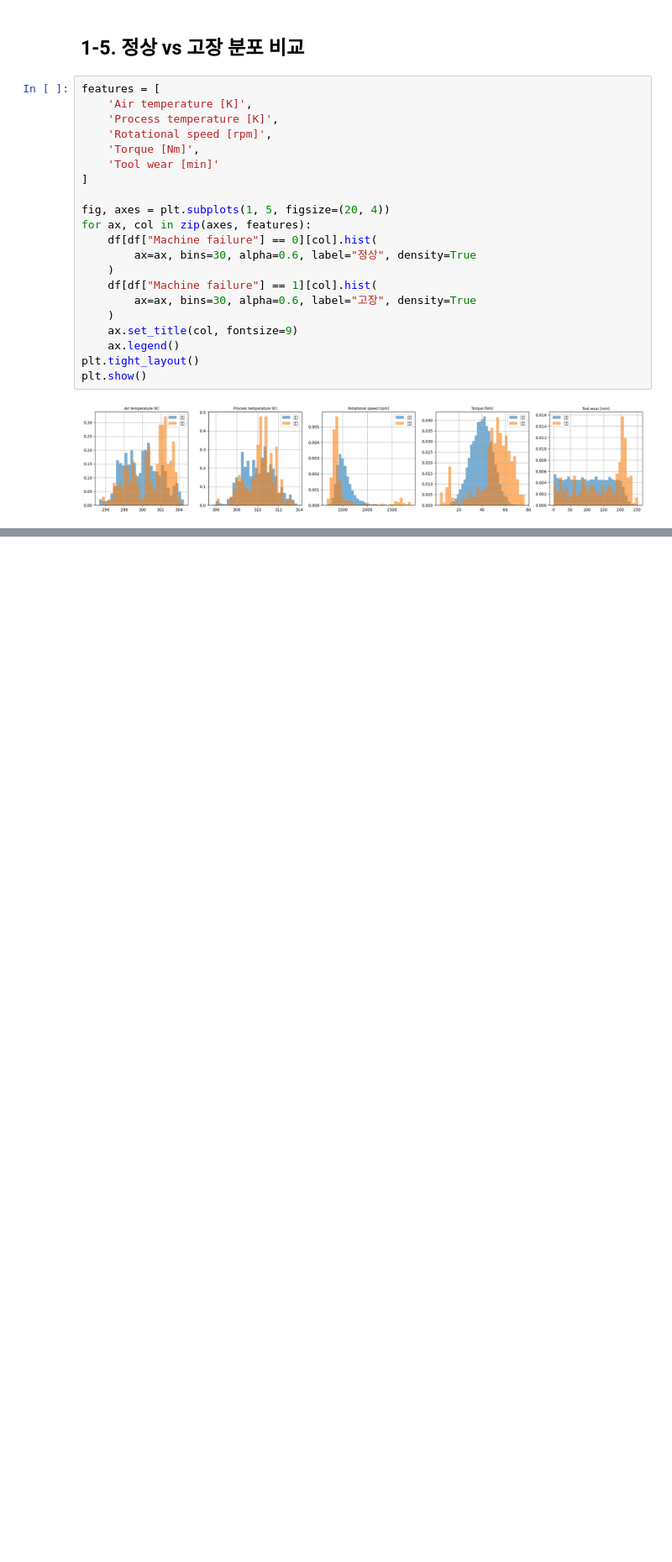
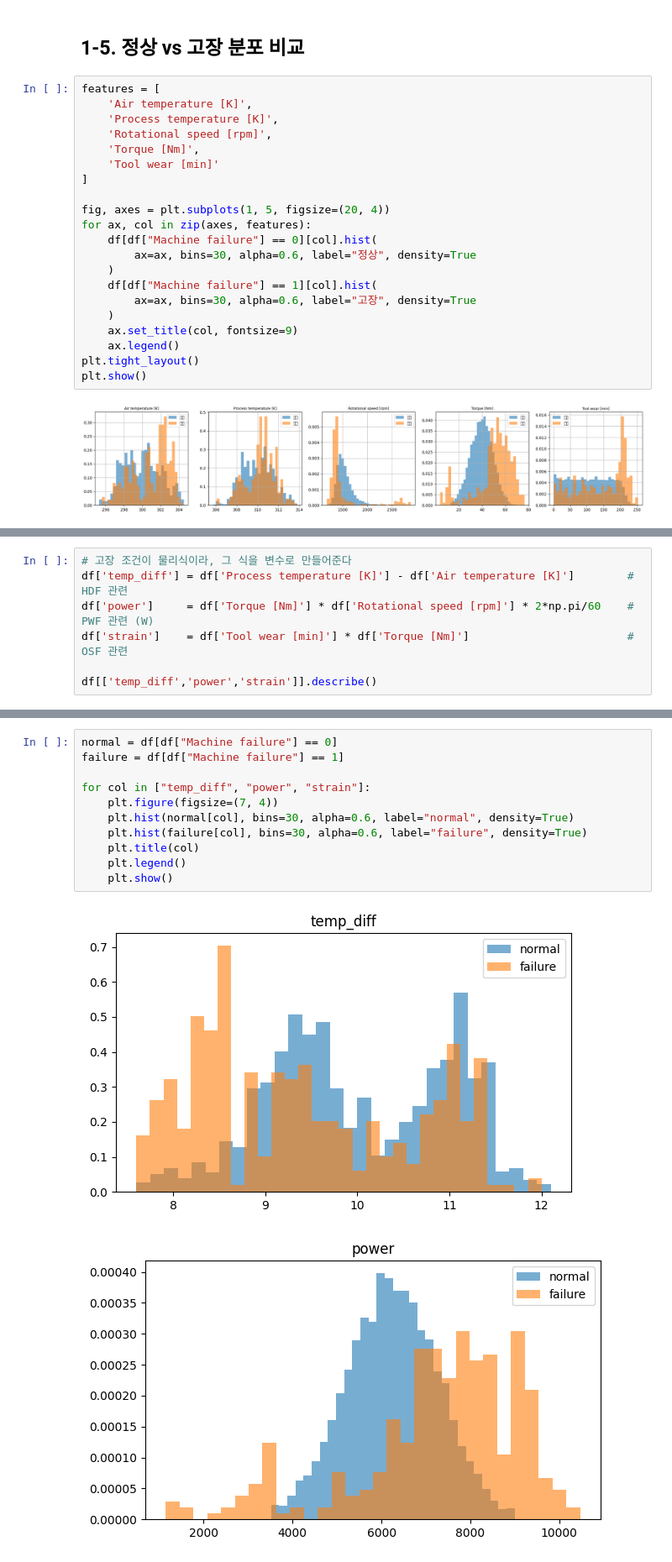
Before and after one commit to namelesspark/posco-pdm-academy, a Jupyter notebook: Sandbox/machine_learning.ipynb, the cells around one changed output, grey strips where cells are left out. Shown at 84% size. Drawn from its saved outputs; the diff is of its cells as text; blank space fills up the shorter version.

Commit message:
2026.07.21 23:58 도메인 파생 변수(temp_diff·power·strain) 생성 및 분포 검증

```diff
--- a/Sandbox/machine_learning.ipynb
+++ b/Sandbox/machine_learning.ipynb
@@ -133,0 +136,7 @@ plt.show()
+# %%
+# 고장 조건이 물리식이라, 그 식을 변수로 만들어준다
+df['temp_diff'] = df['Process temperature [K]'] - df['Air temperature [K]']        # HDF 관련
+df['power']     = df['Torque [Nm]'] * df['Rotational speed [rpm]'] * 2*np.pi/60    # PWF 관련 (W)
+df['strain']    = df['Tool wear [min]'] * df['Torque [Nm]']                        # OSF 관련
+
+df[['temp_diff','power','strain']].describe()
@@ -133,0 +155,14 @@ plt.show()
+# %%
+normal = df[df["Machine failure"] == 0]
+failure = df[df["Machine failure"] == 1]
+
+for col in ["temp_diff", "power", "strain"]:
+    plt.figure(figsize=(7, 4))
+    plt.hist(normal[col], bins=30, alpha=0.6, label="normal", density=True)
+    plt.hist(failure[col], bins=30, alpha=0.6, label="failure", density=True)
+    plt.title(col)
+    plt.legend()
+    plt.show()
+# %% [output]
+[figure, added]
+[figure, added]
```
Also changed, not shown: parts of 4 cells of this notebook.
